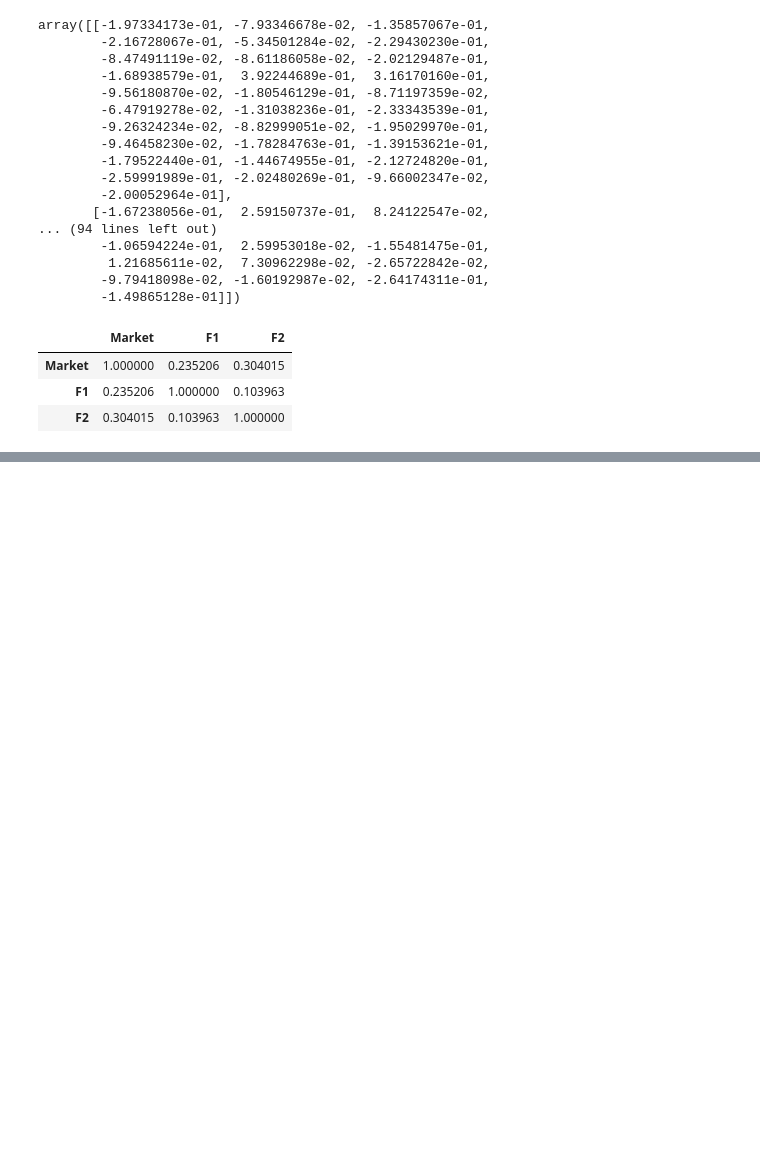
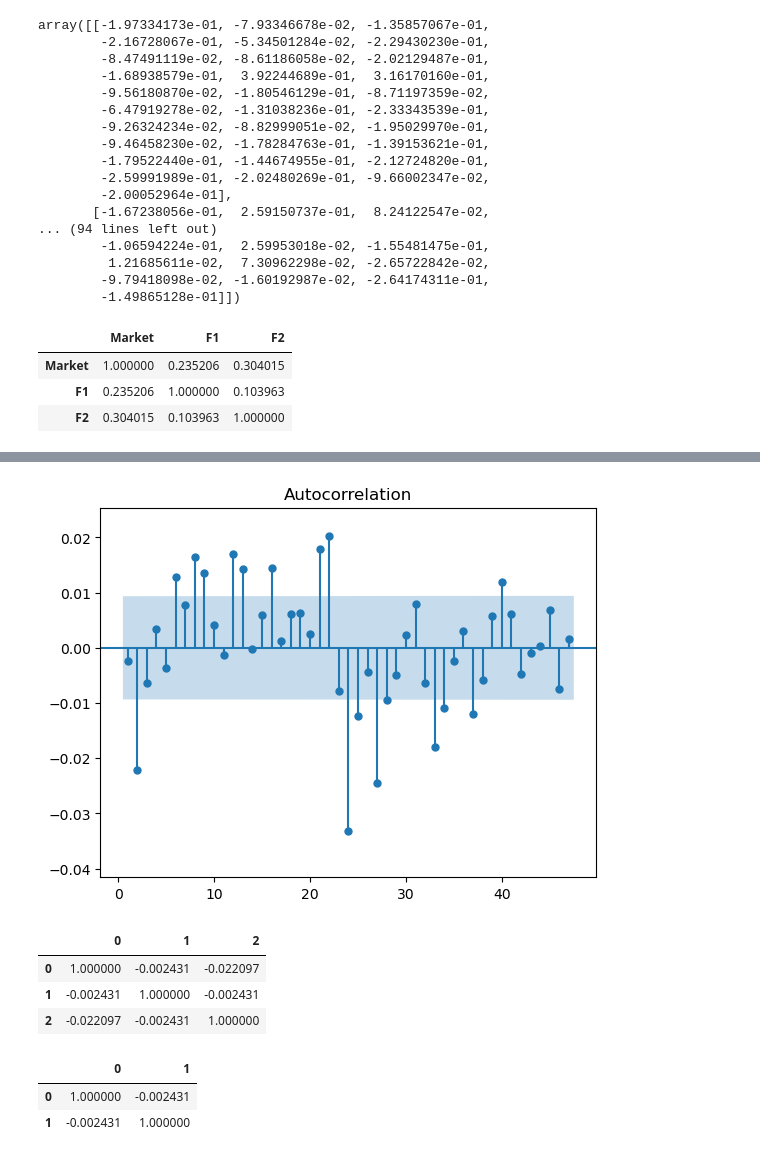
Before and after one commit to MazighLahianiX/binance_bot, a Jupyter notebook: feature_creation.ipynb, the cells around one changed output, grey strips where cells are left out. Drawn from its saved outputs; the diff is of its cells as text; code cells hidden in the pictures; blank space fills up the shorter version.

```diff
--- a/feature_creation.ipynb
+++ b/feature_creation.ipynb
@@ -302,0 +329,14 @@ plt.show()
+# %%
+import statsmodels.api as sm
+
+
+x = features.values
+y = df_returns['ETHBTC'].values
+
+x = sm.add_constant(x)
+
+model = sm.OLS(y, x).fit()
+predictions = model.predict(x)
+
+print_model = model.summary()
+print(print_model)
@@ -302,0 +376,8 @@ plt.show()
+# %%
+neutral = pd.DataFrame(y-predictions)
+# %%
+import statsmodels
+statsmodels.graphics.tsaplots.plot_acf(neutral, zero=False, auto_ylims=True)
+plt.show()
+# %% [output]
+[figure, added]
@@ -302,0 +396,29 @@ plt.show()
+# %%
+time_features = []
+# times = [1, 2, 6, 8, 12, 18, 24, 30, 40]
+times_lists = [[2], [6, 7, 8, 9, 10], [24, 25, 26, 27, 28]]
+time_features.append(neutral)
+time_features.append(neutral.shift(1))
+time_features.append(neutral.shift(2))
+
+time_features = pd.DataFrame(np.array(time_features).reshape(len(time_features),len(neutral)).T)
+
+time_features.corr()
+# %% [output]
+|  | 0 | 1 | 2 |
+| 0 | 1.000000 | -0.002431 | -0.022097 |
+| 1 | -0.002431 | 1.000000 | -0.002431 |
+| 2 | -0.022097 | -0.002431 | 1.000000 |
+# %%
+time_features = []
+# times = [1, 2, 6, 8, 12, 18, 24, 30, 40]
+times_lists = [[2], [6, 7, 8, 9, 10], [24, 25, 26, 27, 28]]
+time_features.append(neutral)
+time_features.append(neutral.shift(1))
+time_features = pd.DataFrame(np.array(time_features).reshape(len(neutral), len(time_features)))
+
+time_features.corr()
+# %% [output]
+|  | 0 | 1 |
+| 0 | 1.000000 | -0.002431 |
+| 1 | -0.002431 | 1.000000 |
```
Also changed, not shown: parts of 22 cells of this notebook.
